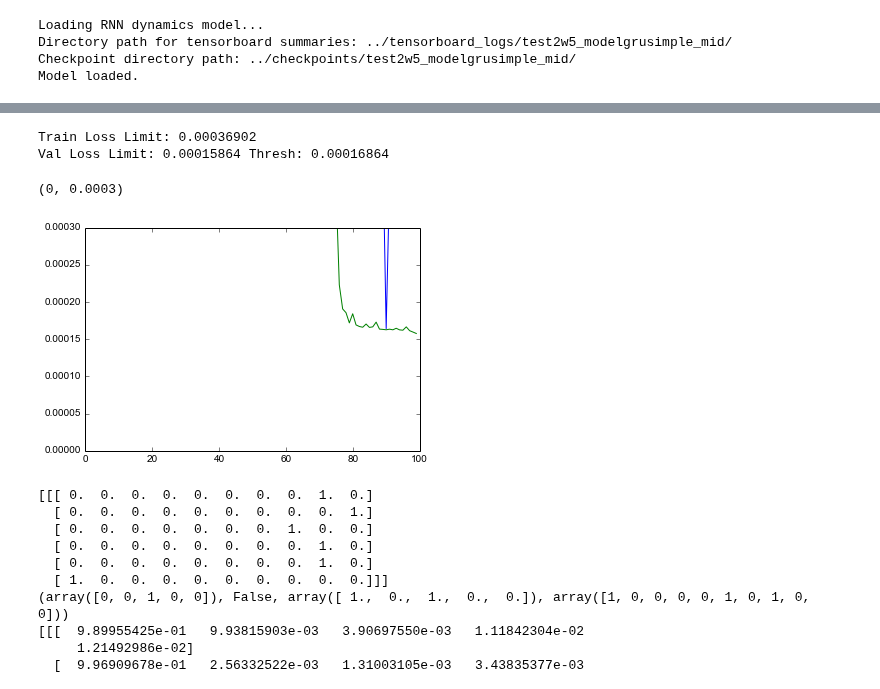
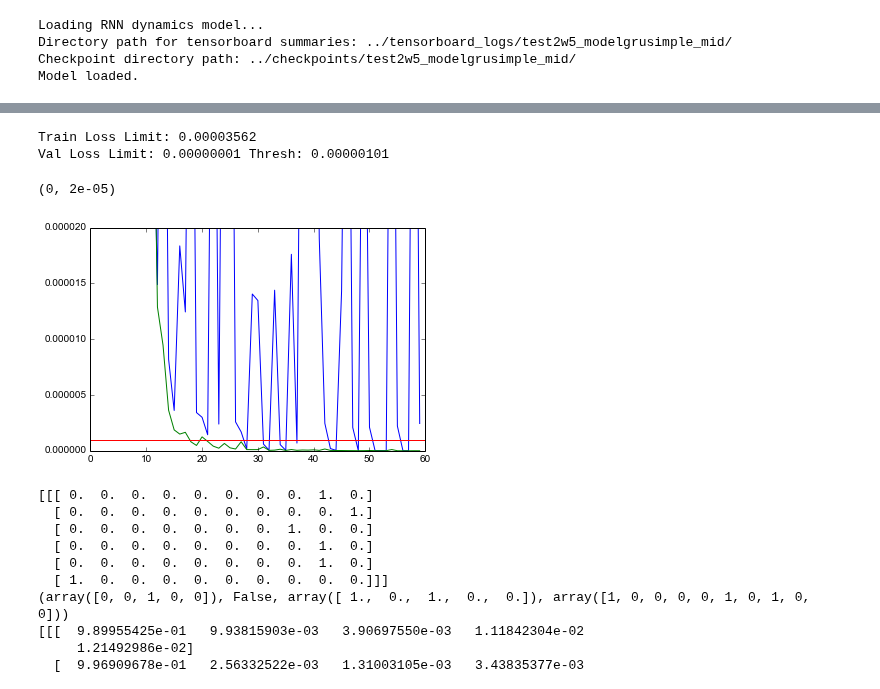
Before and after one commit to lisa-1010/smart-tutor, a Jupyter notebook: code/test_mcts.ipynb, the cells around one changed output, grey strips where cells are left out. Cells and saved outputs as stored; diff of their text form; code cells hidden in the pictures.

Commit message:
adjusted learning rate and noise and training again

```diff
--- a/code/test_mcts.ipynb
+++ b/code/test_mcts.ipynb
@@ -153,38 +135,38 @@ Type is unsupported, or the types of the items don't match field type in Collect
 # %%
 # binary crossentropy doesn't work
 # default batch size of 64 with 100000 trajectories is 1562.5 iters per epoch
 # which means 40 epochs is 62,500 iters
 train_loss = np.array([np.mean([ts.global_loss for ts in batch]) for batch in ecall.tstates])
 val_loss = np.array([batch[-1].val_loss for batch in ecall.tstates])
 figure()
 plot(train_loss)
 plot(val_loss)
 last_val_loss = np.mean(val_loss[-2:])
-val_loss_thres = last_val_loss + 0.00001
+val_loss_thres = last_val_loss + 0.000001
 last_train_loss = np.mean(train_loss[-2:])
 #xlim(40,50)
 six.print_('Train Loss Limit: {:.8f}'.format(last_train_loss))
 six.print_('Val Loss Limit: {:.8f} Thresh: {:.8f}'.format(last_val_loss, val_loss_thres))
-#plot([0,train_loss.shape[0]], [last_val_loss,last_val_loss], color='#ff0000')
-#plot([0,train_loss.shape[0]], [val_loss_thres,val_loss_thres], color='#ff0000')
+plot([0,train_loss.shape[0]], [last_val_loss,last_val_loss], color='#ff0000')
+plot([0,train_loss.shape[0]], [val_loss_thres,val_loss_thres], color='#ff0000')
 #ylim(last_val_loss - 0.00001, last_val_loss + 0.00002)
-ylim(0,0.0003)
+ylim(0,0.00002)
 # training length 7
 # trying gru simple mid size with learning rate 0.01: seems like about <40 epochs is good enough
 # gru simple small size with lr 0.01: looks like 34 is enough
 # simple mid size of lr 0.01: looks like 34 is enough
 # simple small size of lr 0.01: looks like 34 is enough
 # try it out dropout=0.8
 # gru simple mid size lr 0.01: doesn't seem like 70 eps is enough, though after 40 it seems stable, val loss seems to converge much earlier
 # simple mid size lr 0.01: doesn't seem like 60 is enough, kinda stable-ish? after 30 epochs, validation loss also seems mostly stable
 # overall it seems like 40 epochs is enough for everything, small, mid, or dropout
 # training length 6
 # looks like 50 epochs is needed to stablize
 # %% [output]
-Train Loss Limit: 0.00036902
-Val Loss Limit: 0.00015864 Thresh: 0.00016864
+Train Loss Limit: 0.00003562
+Val Loss Limit: 0.00000001 Thresh: 0.00000101
-(0, 0.0003)
+(0, 2e-05)
-[figure, old version]
+[figure, new version]
 # %%
 # predict a bit
 dataix = 4
```
Also changed, not shown: parts of 2 cells of this notebook, 2 other files.
